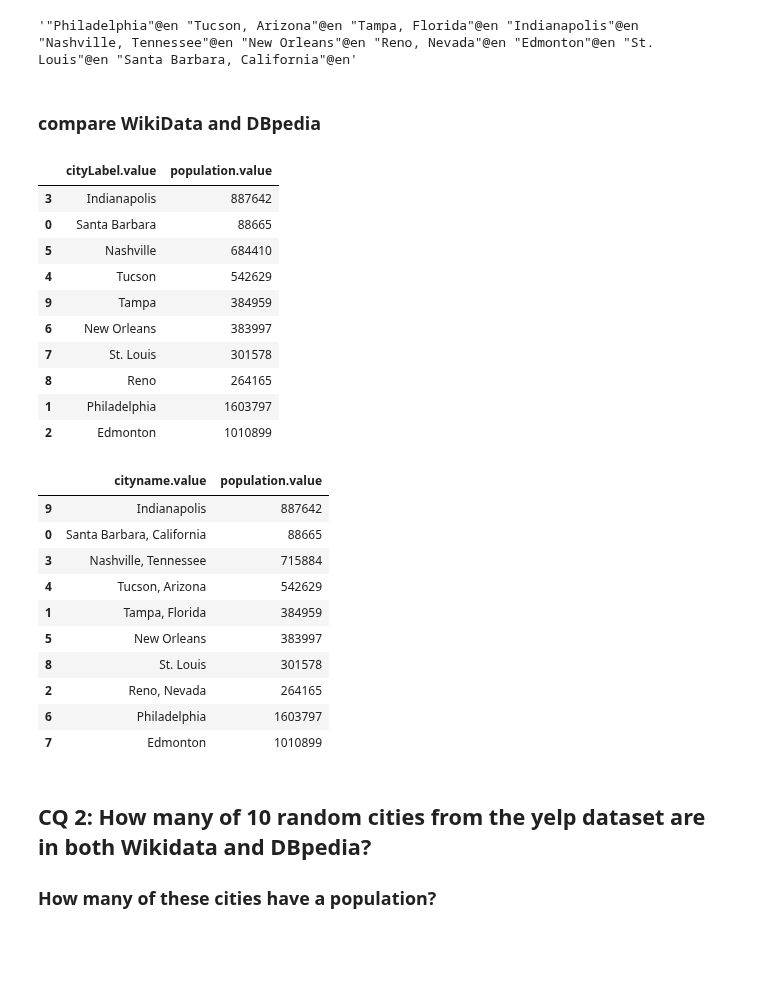
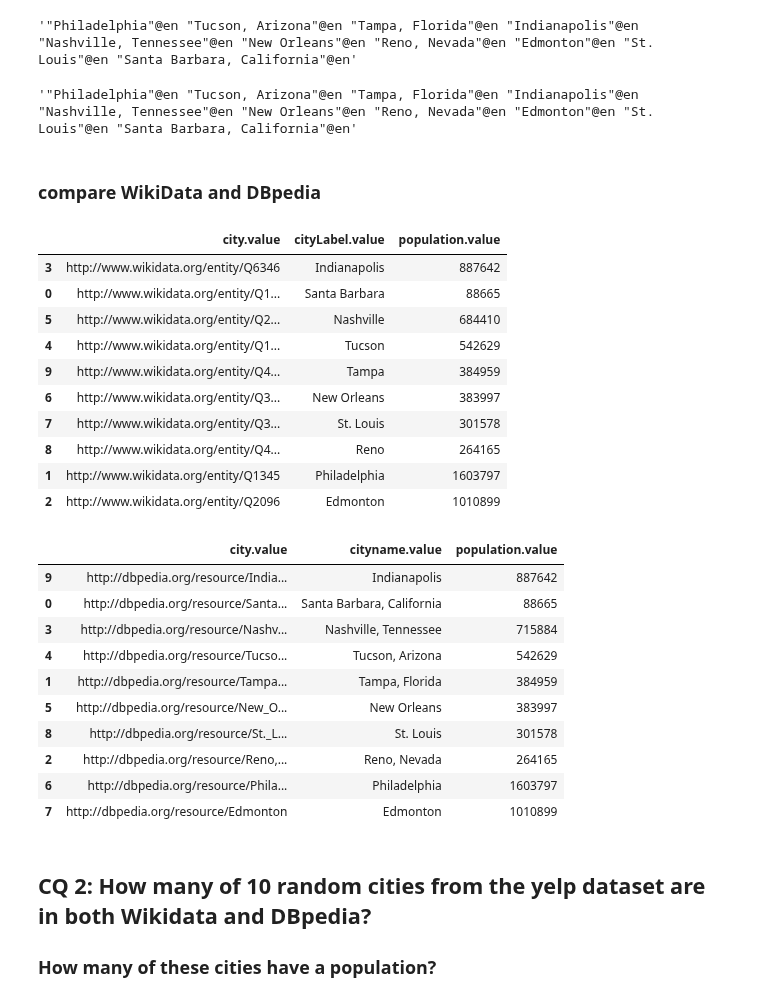
Before and after one commit to christiannielsen98/DVML-P7, a Jupyter notebook: Code/CompetencyQuestions/wikidata_competency_questions.ipynb, the cells around one changed output. Saved outputs shown, nothing was run; the diff lists cells and outputs as text; code cells hidden in the pictures; blank space fills up the shorter version.

```diff
--- a/Code/CompetencyQuestions/wikidata_competency_questions.ipynb
+++ b/Code/CompetencyQuestions/wikidata_competency_questions.ipynb
@@ -106,36 +106,40 @@ WHERE {{
 }}
 """
 dbpedia_pop = dbpedia_query(query)
+# %%
+list_of_cities
+# %% [output]
+'"Philadelphia"@en "Tucson, Arizona"@en "Tampa, Florida"@en "Indianapolis"@en "Nashville, Tennessee"@en "New Orleans"@en "Reno, Nevada"@en "Edmonton"@en "St. Louis"@en "Santa Barbara, California"@en'
 # %% [markdown]
 ### compare WikiData and DBpedia
 # %%
-wikidata_pop[['cityLabel.value', 'population.value']].sort_values(by='population.value', ascending=False)
+wikidata_pop[['city.value','cityLabel.value', 'population.value']].sort_values(by='population.value', ascending=False)
 # %% [output]
-|  | cityLabel.value | population.value |
-| 3 | Indianapolis | 887642 |
-| 0 | Santa Barbara | 88665 |
-| 5 | Nashville | 684410 |
-| 4 | Tucson | 542629 |
-| 9 | Tampa | 384959 |
-| 6 | New Orleans | 383997 |
-| 7 | St. Louis | 301578 |
-| 8 | Reno | 264165 |
-| 1 | Philadelphia | 1603797 |
-| 2 | Edmonton | 1010899 |
+|  | city.value | cityLabel.value | population.value |
+| 3 | http://www.wikidata.org/entity/Q6346 | Indianapolis | 887642 |
+| 0 | http://www.wikidata.org/entity/Q1... | Santa Barbara | 88665 |
+| 5 | http://www.wikidata.org/entity/Q2... | Nashville | 684410 |
+| 4 | http://www.wikidata.org/entity/Q1... | Tucson | 542629 |
+| 9 | http://www.wikidata.org/entity/Q4... | Tampa | 384959 |
+| 6 | http://www.wikidata.org/entity/Q3... | New Orleans | 383997 |
+| 7 | http://www.wikidata.org/entity/Q3... | St. Louis | 301578 |
+| 8 | http://www.wikidata.org/entity/Q4... | Reno | 264165 |
+| 1 | http://www.wikidata.org/entity/Q1345 | Philadelphia | 1603797 |
+| 2 | http://www.wikidata.org/entity/Q2096 | Edmonton | 1010899 |
 # %%
-dbpedia_pop[['cityname.value', 'population.value']].sort_values(by='population.value', ascending=False)
+dbpedia_pop[['city.value','cityname.value', 'population.value']].sort_values(by='population.value', ascending=False)
 # %% [output]
-|  | cityname.value | population.value |
-| 9 | Indianapolis | 887642 |
-| 0 | Santa Barbara, California | 88665 |
-| 3 | Nashville, Tennessee | 715884 |
-| 4 | Tucson, Arizona | 542629 |
-| 1 | Tampa, Florida | 384959 |
-| 5 | New Orleans | 383997 |
-| 8 | St. Louis | 301578 |
-| 2 | Reno, Nevada | 264165 |
-| 6 | Philadelphia | 1603797 |
-| 7 | Edmonton | 1010899 |
+|  | city.value | cityname.value | population.value |
+| 9 | http://dbpedia.org/resource/India... | Indianapolis | 887642 |
+| 0 | http://dbpedia.org/resource/Santa... | Santa Barbara, California | 88665 |
+| 3 | http://dbpedia.org/resource/Nashv... | Nashville, Tennessee | 715884 |
+| 4 | http://dbpedia.org/resource/Tucso... | Tucson, Arizona | 542629 |
+| 1 | http://dbpedia.org/resource/Tampa... | Tampa, Florida | 384959 |
+| 5 | http://dbpedia.org/resource/New_O... | New Orleans | 383997 |
+| 8 | http://dbpedia.org/resource/St._L... | St. Louis | 301578 |
+| 2 | http://dbpedia.org/resource/Reno,... | Reno, Nevada | 264165 |
+| 6 | http://dbpedia.org/resource/Phila... | Philadelphia | 1603797 |
+| 7 | http://dbpedia.org/resource/Edmonton | Edmonton | 1010899 |
 # %% [markdown]
 ## CQ 2: How many of 10 random cities from the yelp dataset are in both Wikidata and DBpedia?
 ### How many of these cities have a population?
```
Also changed, not shown: parts of 9 cells of this notebook, 1 other file.
